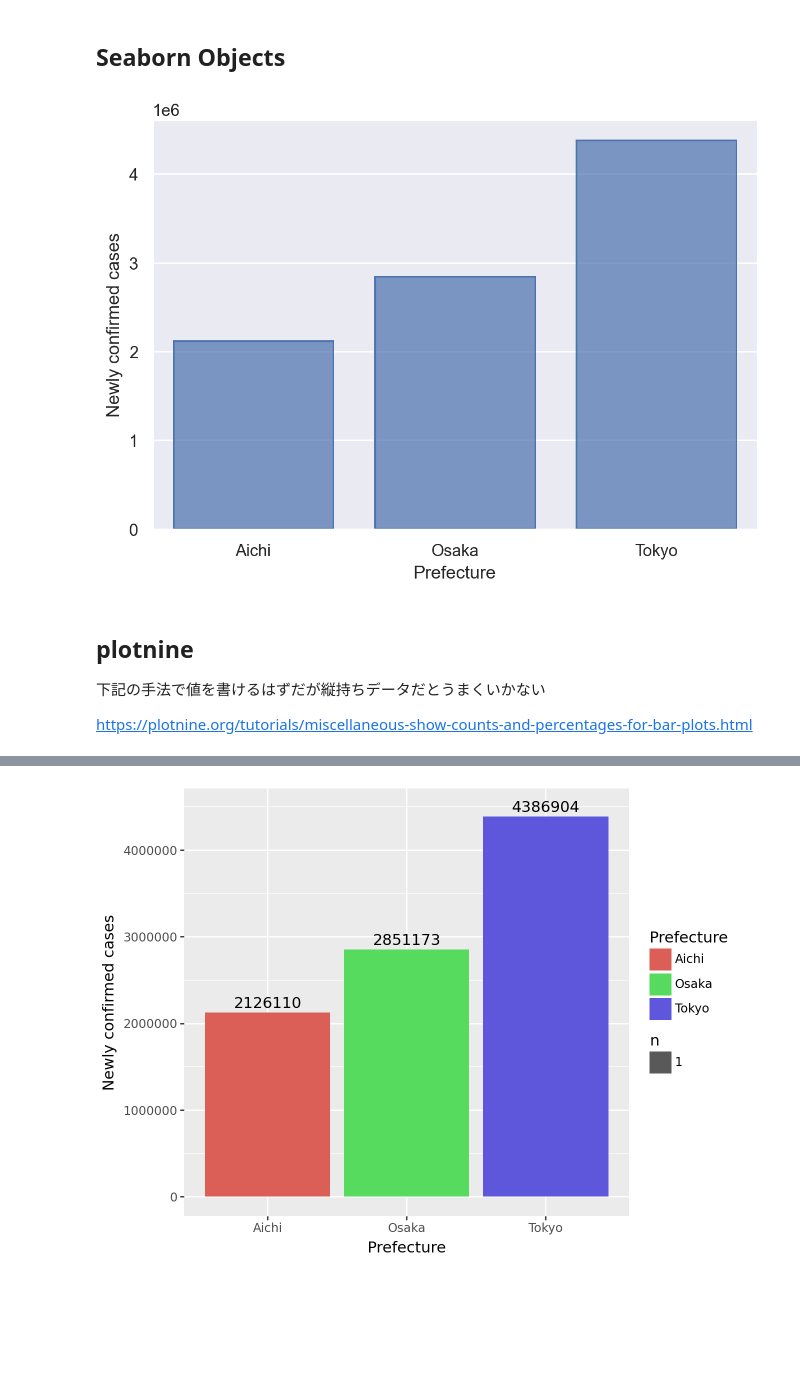
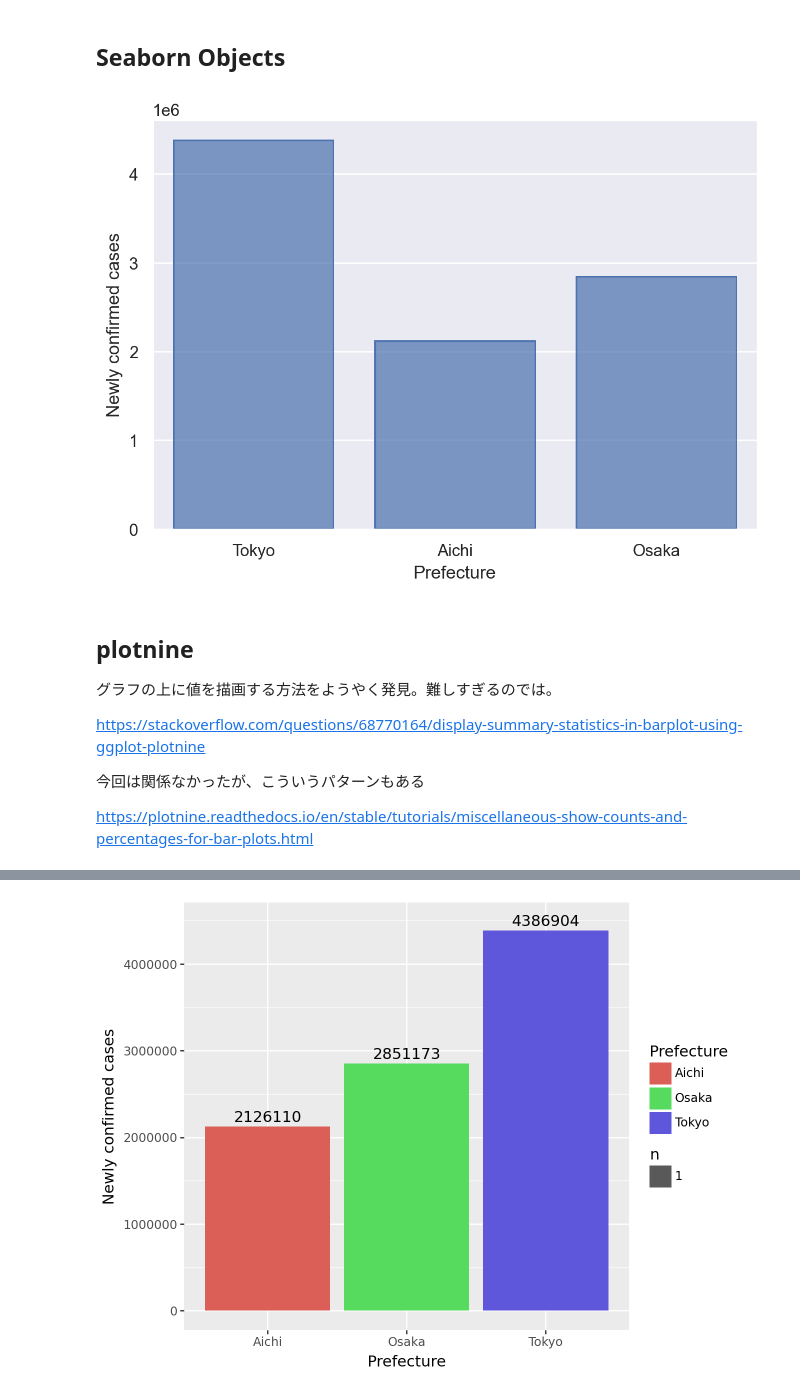
Before and after one commit to Kaz-Kawashima/PythonDataVisualization, a Jupyter notebook: BarPlots.ipynb, the cells around one changed output, grey strips where cells are left out. Saved outputs shown, nothing was run; the diff lists cells and outputs as text; code cells hidden in the pictures; blank space fills up the shorter version.

Commit message:
fix bar plot, fix warnings

```diff
--- a/BarPlots.ipynb
+++ b/BarPlots.ipynb
@@ -54,15 +54,19 @@ ax.bar_label(ax.containers[0])
 ## Seaborn Objects
 # %%
 import seaborn.objects as so
-so.Plot(data2, x="Prefecture", y="Newly confirmed cases").add(so.Bar())
+so.Plot(data, x="Prefecture", y="Newly confirmed cases").add(so.Bar(), so.Agg("sum"))
 # %% [output]
-[figure, old version]
+[figure, new version]
 # %% [markdown]
 ## plotnine
 
-下記の手法で値を書けるはずだが縦持ちデータだとうまくいかない
+グラフの上に値を描画する方法をようやく発見。難しすぎるのでは。
 
-https://plotnine.org/tutorials/miscellaneous-show-counts-and-percentages-for-bar-plots.html
+https://stackoverflow.com/questions/68770164/display-summary-statistics-in-barplot-using-ggplot-plotnine
+
+今回は関係なかったが、こういうパターンもある
+
+https://plotnine.readthedocs.io/en/stable/tutorials/miscellaneous-show-counts-and-percentages-for-bar-plots.html
 # %%
 from plotnine import *
 
```
Also changed, not shown: parts of 4 cells of this notebook, 2 other files.
